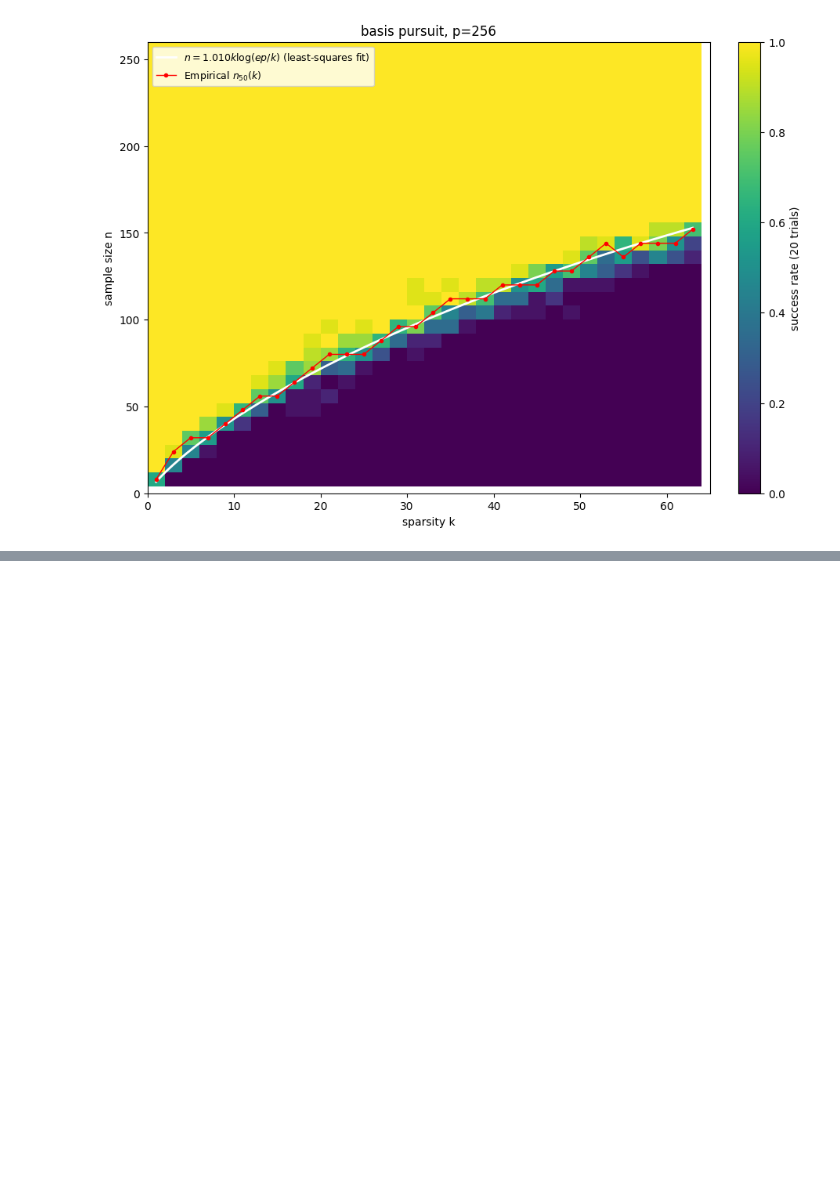
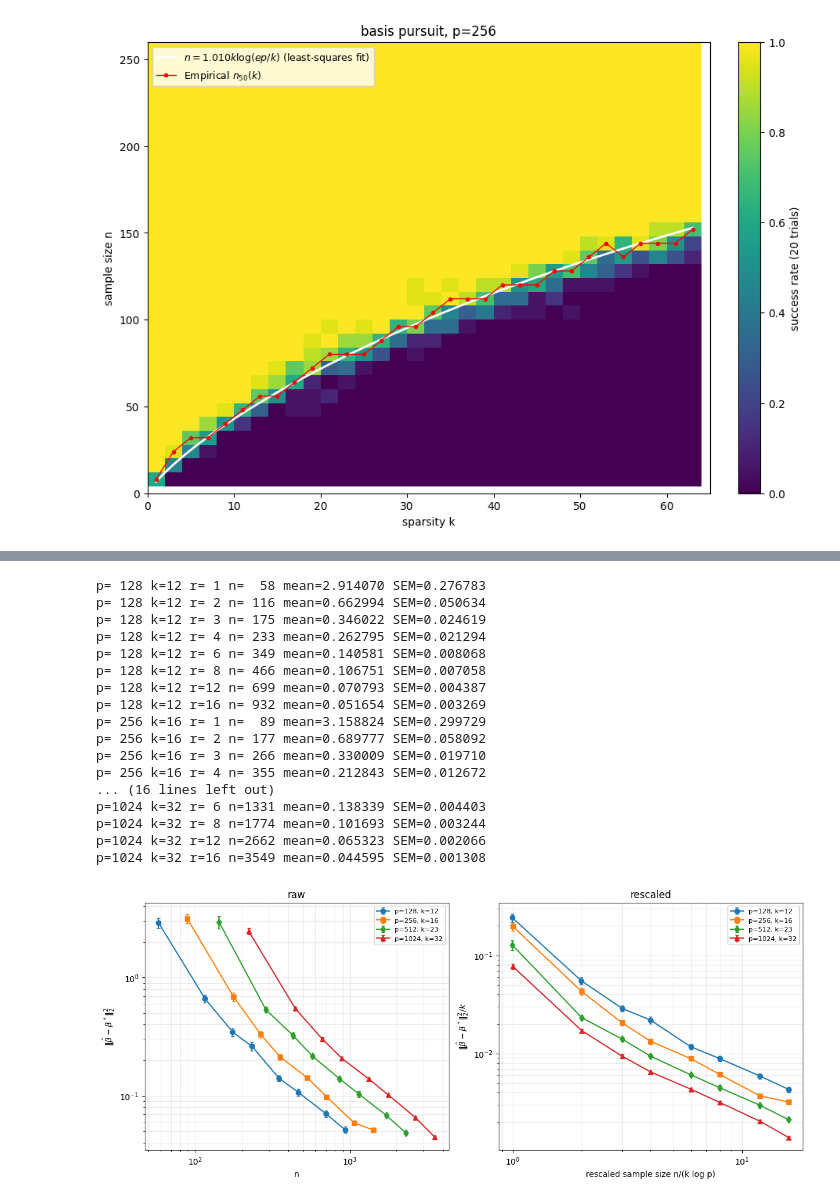
Before and after one commit to TangyKiwi/DSC-242, a Jupyter notebook: HW3/HW3.ipynb, the cells around one changed output, grey strips where cells are left out. Saved outputs shown, nothing was run; the diff lists cells and outputs as text; code cells hidden in the pictures; blank space fills up the shorter version.

```diff
--- a/HW3/HW3.ipynb
+++ b/HW3/HW3.ipynb
@@ -224,0 +364,38 @@ The shape of the empirical boundary (red dotted lines) follows $k \log(e/k)$, $C
+# %%
+results = np.array(results)
+for p, k, r, n, mean, sem, _ in results:
+    print(f'p={p:4.0f} k={k:2.0f} r={r:2.0f} n={n:4.0f} mean={mean:.6f} SEM={sem:.6f}')
+fig, axs = plt.subplots(1, 2, figsize=(12, 5), layout='constrained')
+fmt_values = ['o-', 's-', 'd-', '^-']
+for i, (p, k) in enumerate(p_k_values):
+    rows = results[(results[:, 0]==p) & (results[:, 1]==k)]
+    n, means, sem = rows[:, 3], rows[:, 4], rows[:, 5]
+    r = rows[:, 3] / (k * np.log(p))
+    axs[0].errorbar(n, means, yerr=sem, fmt=fmt_values[i], capsize=2, label=f'p={p}, k={k}')
+    axs[1].errorbar(r ,means / k, yerr=sem / k, fmt=fmt_values[i], capsize=2, label=f'p={p}, k={k}')
+axs[0].set(xscale='log', yscale='log', xlabel='n', ylabel=r"$\|\hat{\beta} - \beta^*\|^2_2$", title='raw')
+axs[1].set(xscale='log', yscale='log', xlabel='rescaled sample size n/(k log p)', ylabel=r"$\|\hat{\beta} - \beta^*\|^2_2 / k$", title='rescaled')
+axs[0].legend(fontsize=8)
+axs[0].grid(True, alpha=.25, which='both')
+axs[1].legend(fontsize=8)
+axs[1].grid(True, alpha=.25, which='both')
+plt.show()
+# %% [output]
+p= 128 k=12 r= 1 n=  58 mean=2.914070 SEM=0.276783
+p= 128 k=12 r= 2 n= 116 mean=0.662994 SEM=0.050634
+p= 128 k=12 r= 3 n= 175 mean=0.346022 SEM=0.024619
+p= 128 k=12 r= 4 n= 233 mean=0.262795 SEM=0.021294
+p= 128 k=12 r= 6 n= 349 mean=0.140581 SEM=0.008068
+p= 128 k=12 r= 8 n= 466 mean=0.106751 SEM=0.007058
+p= 128 k=12 r=12 n= 699 mean=0.070793 SEM=0.004387
+p= 128 k=12 r=16 n= 932 mean=0.051654 SEM=0.003269
+p= 256 k=16 r= 1 n=  89 mean=3.158824 SEM=0.299729
+p= 256 k=16 r= 2 n= 177 mean=0.689777 SEM=0.058092
+p= 256 k=16 r= 3 n= 266 mean=0.330009 SEM=0.019710
+p= 256 k=16 r= 4 n= 355 mean=0.212843 SEM=0.012672
+... (16 lines left out)
+p=1024 k=32 r= 6 n=1331 mean=0.138339 SEM=0.004403
+p=1024 k=32 r= 8 n=1774 mean=0.101693 SEM=0.003244
+p=1024 k=32 r=12 n=2662 mean=0.065323 SEM=0.002066
+p=1024 k=32 r=16 n=3549 mean=0.044595 SEM=0.001308
+[figure, added]
```
Also changed, not shown: parts of 12 cells of this notebook, 3 other files.
